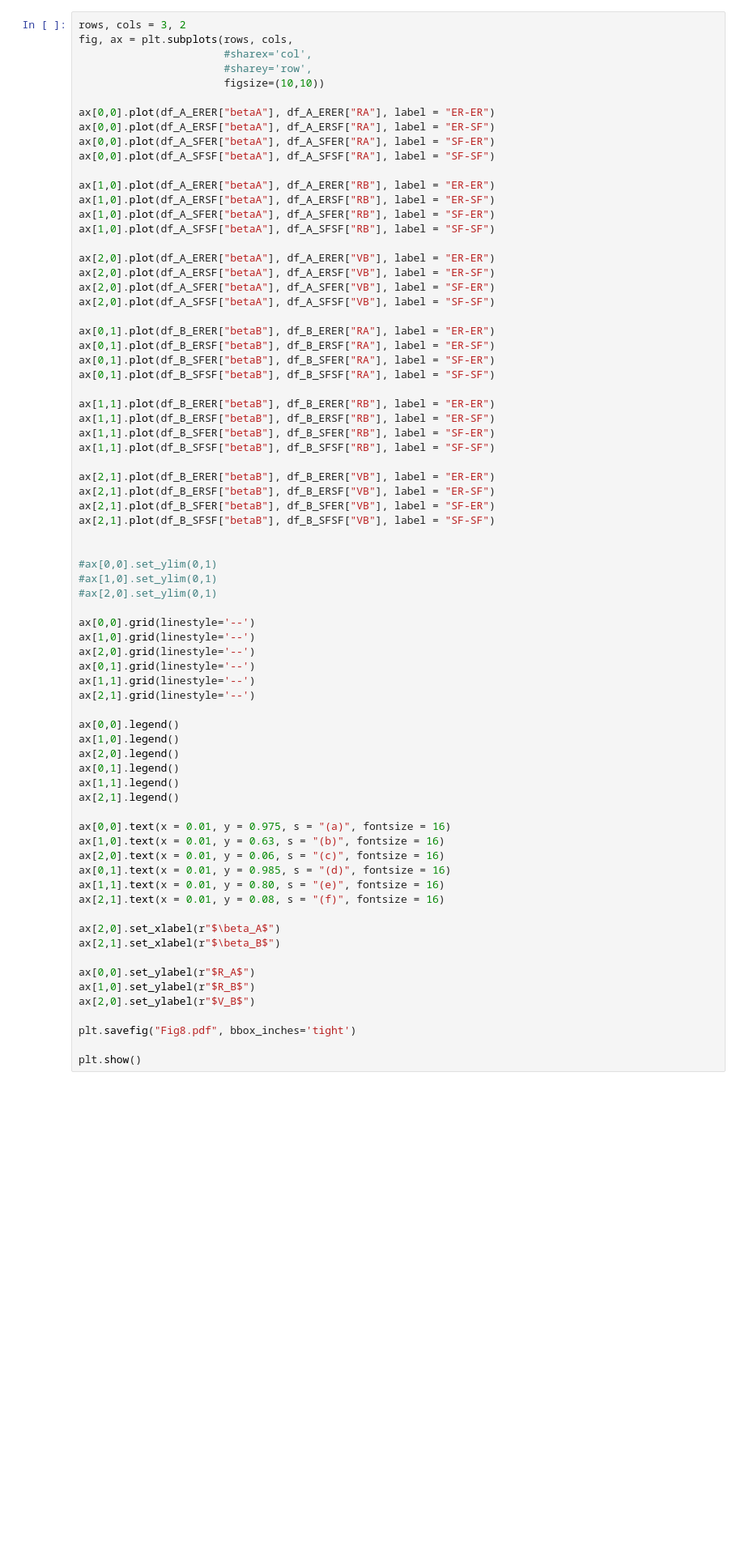
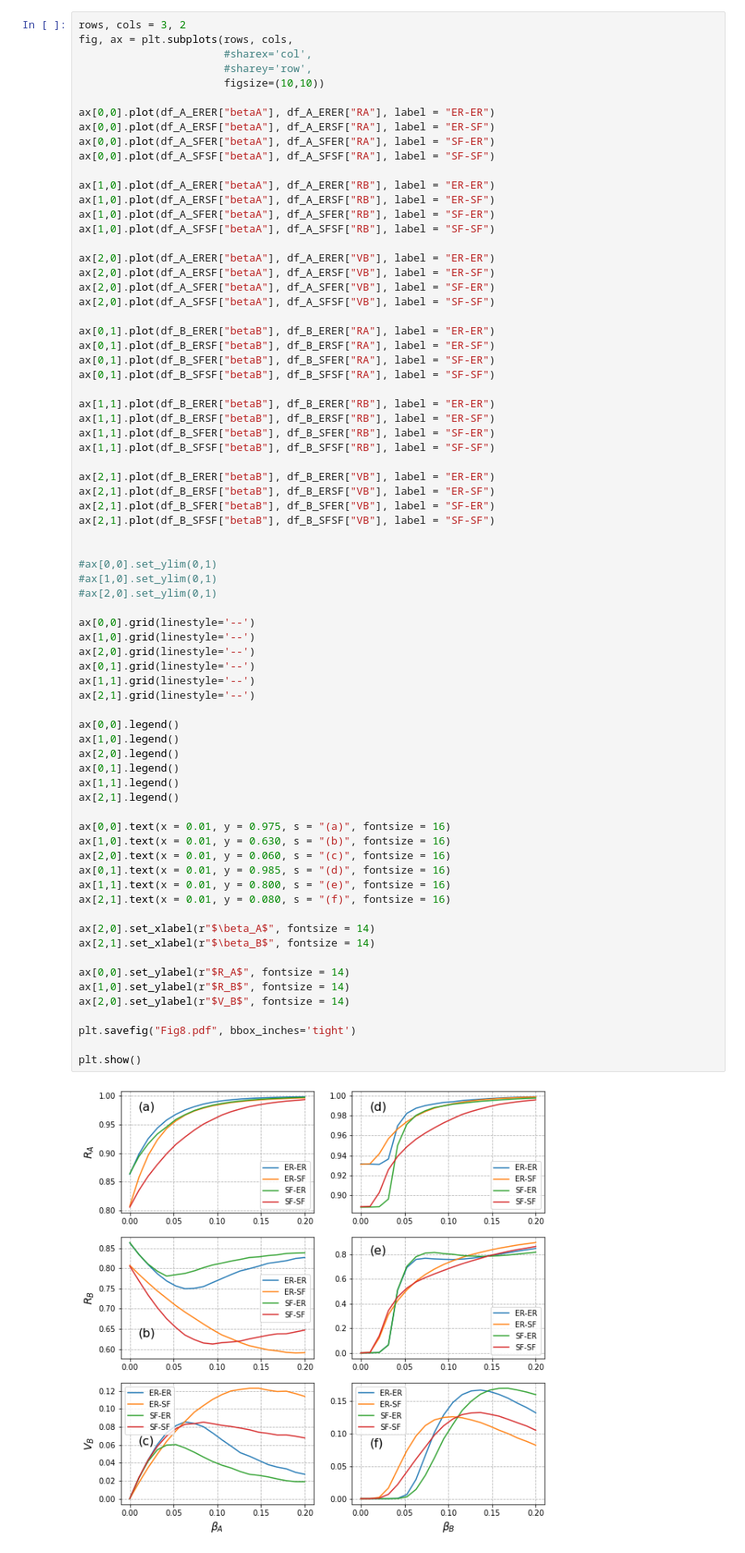
Before and after one commit to MattBortoletto/COVID19-Information-spreading, a Jupyter notebook: part_1/Results_Analysis_Part1.ipynb, the cells around one changed output. Shown at 81% size. Drawn from its saved outputs; the diff is of its cells as text; blank space fills up the shorter version.

```diff
--- a/part_1/Results_Analysis_Part1.ipynb
+++ b/part_1/Results_Analysis_Part1.ipynb
@@ -322,39 +326,41 @@ ax[2,1].plot(df_B_ERSF["betaB"], df_B_ERSF["VB"], label = "ER-SF")
 ax[2,1].plot(df_B_SFER["betaB"], df_B_SFER["VB"], label = "SF-ER")
 ax[2,1].plot(df_B_SFSF["betaB"], df_B_SFSF["VB"], label = "SF-SF")
 
 
 #ax[0,0].set_ylim(0,1)
 #ax[1,0].set_ylim(0,1)
 #ax[2,0].set_ylim(0,1)
 
 ax[0,0].grid(linestyle='--')
 ax[1,0].grid(linestyle='--')
 ax[2,0].grid(linestyle='--')
 ax[0,1].grid(linestyle='--')
 ax[1,1].grid(linestyle='--')
 ax[2,1].grid(linestyle='--')
 
 ax[0,0].legend()
 ax[1,0].legend()
 ax[2,0].legend()
 ax[0,1].legend()
 ax[1,1].legend()
 ax[2,1].legend()
 
 ax[0,0].text(x = 0.01, y = 0.975, s = "(a)", fontsize = 16)
-ax[1,0].text(x = 0.01, y = 0.63, s = "(b)", fontsize = 16)
-ax[2,0].text(x = 0.01, y = 0.06, s = "(c)", fontsize = 16)
+ax[1,0].text(x = 0.01, y = 0.630, s = "(b)", fontsize = 16)
+ax[2,0].text(x = 0.01, y = 0.060, s = "(c)", fontsize = 16)
 ax[0,1].text(x = 0.01, y = 0.985, s = "(d)", fontsize = 16)
-ax[1,1].text(x = 0.01, y = 0.80, s = "(e)", fontsize = 16)
-ax[2,1].text(x = 0.01, y = 0.08, s = "(f)", fontsize = 16)
+ax[1,1].text(x = 0.01, y = 0.800, s = "(e)", fontsize = 16)
+ax[2,1].text(x = 0.01, y = 0.080, s = "(f)", fontsize = 16)
 
-ax[2,0].set_xlabel(r"$\beta_A$")
-ax[2,1].set_xlabel(r"$\beta_B$")
+ax[2,0].set_xlabel(r"$\beta_A$", fontsize = 14)
+ax[2,1].set_xlabel(r"$\beta_B$", fontsize = 14)
 
-ax[0,0].set_ylabel(r"$R_A$")
-ax[1,0].set_ylabel(r"$R_B$")
-ax[2,0].set_ylabel(r"$V_B$")
+ax[0,0].set_ylabel(r"$R_A$", fontsize = 14)
+ax[1,0].set_ylabel(r"$R_B$", fontsize = 14)
+ax[2,0].set_ylabel(r"$V_B$", fontsize = 14)
 
 plt.savefig("Fig8.pdf", bbox_inches='tight')
 
 plt.show()
+# %% [output]
+[figure, added]
```
Also changed, not shown: parts of 3 cells of this notebook, 4 other files.
